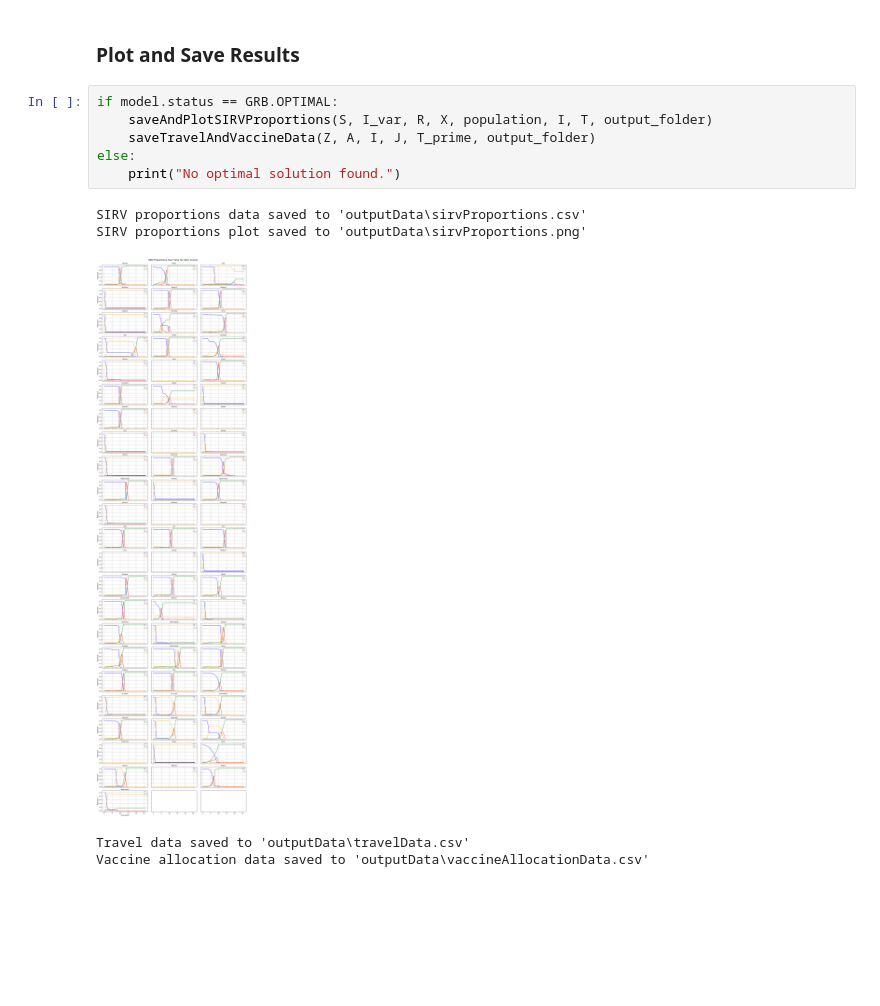
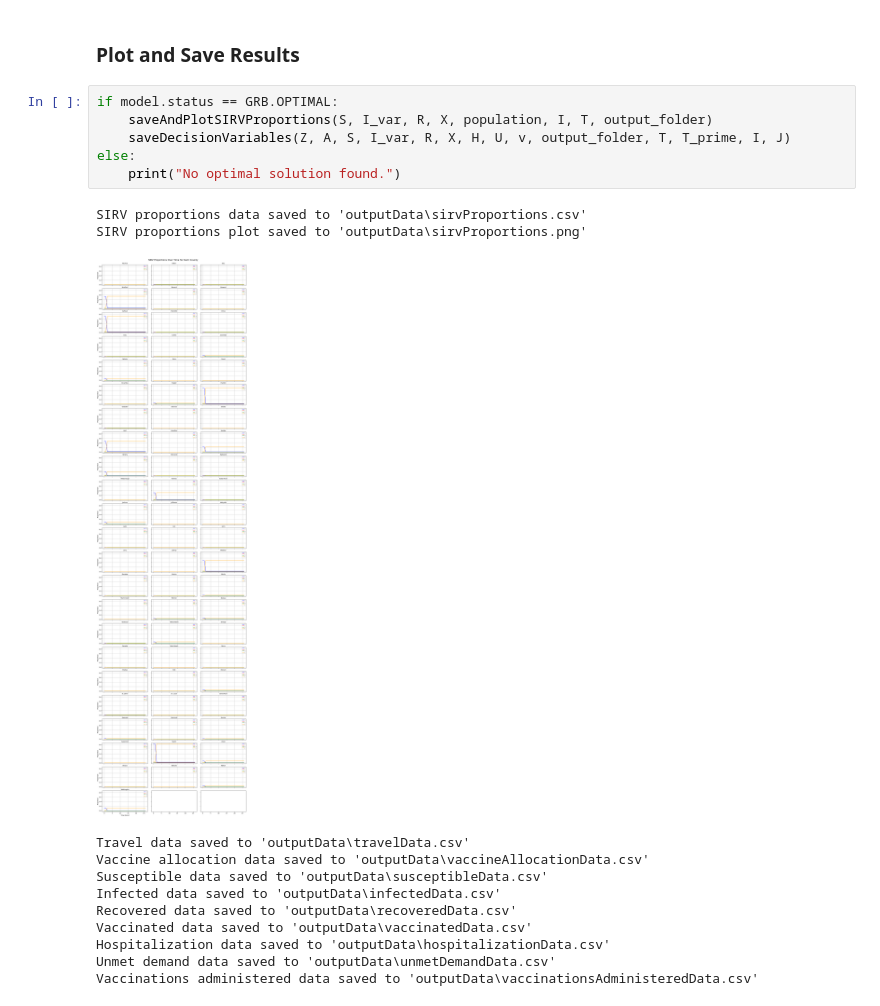
Before and after one commit to alexdelise/Data-Driven-SIRV-OR, a Jupyter notebook: codeSIRV.ipynb, the cells around one changed output. Saved outputs shown, nothing was run; the diff lists cells and outputs as text; blank space fills up the shorter version.

```diff
--- a/codeSIRV.ipynb
+++ b/codeSIRV.ipynb
@@ -244,12 +312,19 @@ Best objective -1.009478934424e-05, best bound -1.009481058340e-05, gap 0.0000%
 # %%
 if model.status == GRB.OPTIMAL:
     saveAndPlotSIRVProportions(S, I_var, R, X, population, I, T, output_folder)
-    saveTravelAndVaccineData(Z, A, I, J, T_prime, output_folder)
+    saveDecisionVariables(Z, A, S, I_var, R, X, H, U, v, output_folder, T, T_prime, I, J)
 else:
     print("No optimal solution found.")
 # %% [output]
 SIRV proportions data saved to 'outputData\sirvProportions.csv'
 SIRV proportions plot saved to 'outputData\sirvProportions.png'
-[figure, old version]
+[figure, new version]
 Travel data saved to 'outputData\travelData.csv'
 Vaccine allocation data saved to 'outputData\vaccineAllocationData.csv'
+Susceptible data saved to 'outputData\susceptibleData.csv'
+Infected data saved to 'outputData\infectedData.csv'
+Recovered data saved to 'outputData\recoveredData.csv'
+Vaccinated data saved to 'outputData\vaccinatedData.csv'
+Hospitalization data saved to 'outputData\hospitalizationData.csv'
+Unmet demand data saved to 'outputData\unmetDemandData.csv'
+Vaccinations administered data saved to 'outputData\vaccinationsAdministeredData.csv'
```
Also changed, not shown: parts of 4 cells of this notebook, 13 other files.
